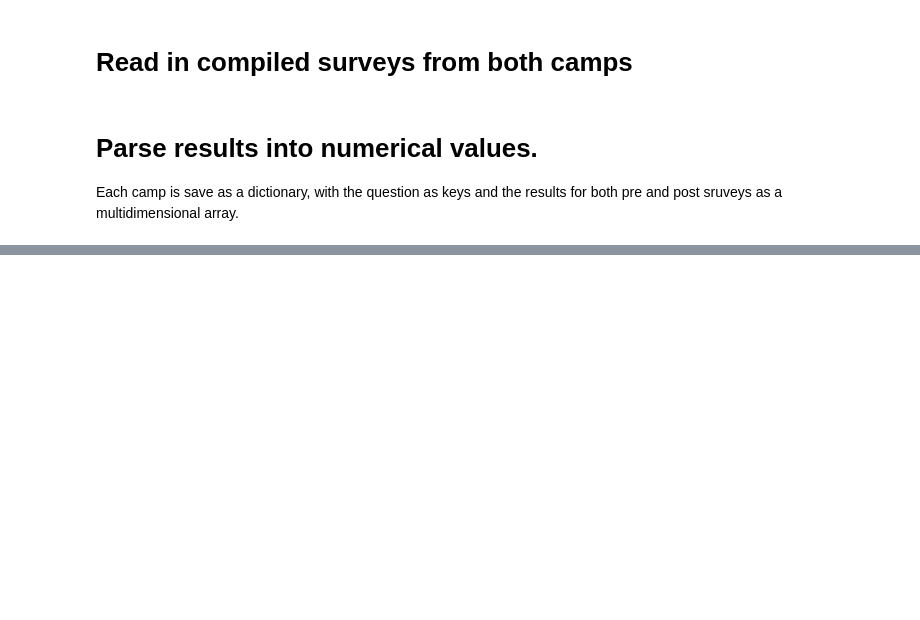
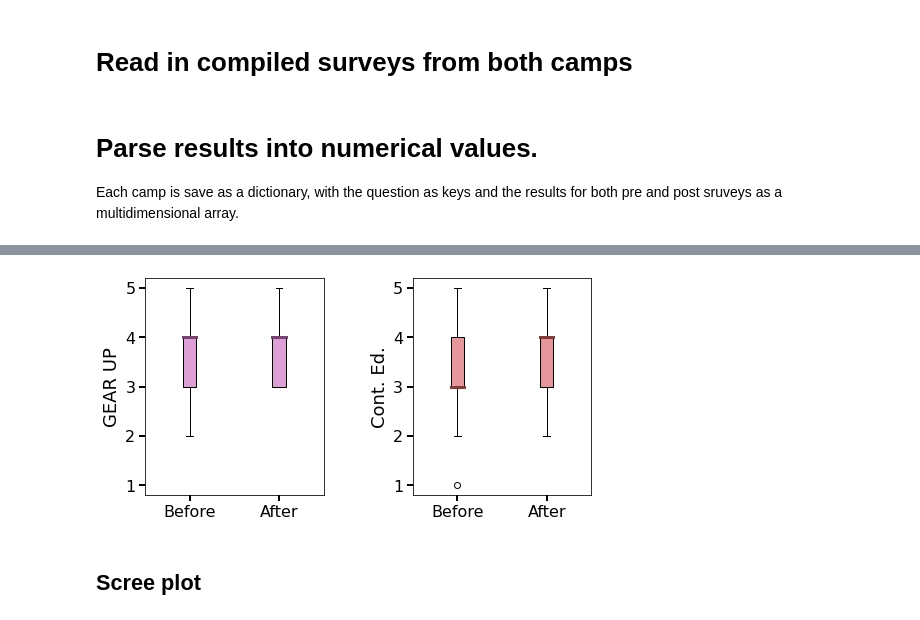
Before and after one commit to stetef/Nanocamp, a Jupyter notebook: Analysis.ipynb, the cells around one changed output, grey strips where cells are left out. Drawn from its saved outputs; the diff is of its cells as text; code cells hidden in the pictures; blank space fills up the shorter version.

```diff
--- a/Analysis.ipynb
+++ b/Analysis.ipynb
@@ -101,0 +138,24 @@ for i, camp in enumerate(['gearup', 'conted']):
+# %%
+fig, axes = plt.subplots(figsize=(8, 4), ncols=2)
+plt.subplots_adjust(wspace=0.5)
+colors = [[plt.cm.tab20b(16), plt.cm.tab20b(19)],
+          [plt.cm.tab20b(12), plt.cm.tab20b(15)]]
+
+for i, camp in enumerate(['GEAR UP', 'Cont. Ed.']):
+    data = filter_out_nans(DATA[i])
+
+    axes[i].boxplot(data.T, patch_artist=True,
+                    medianprops=dict(color=colors[i][0], linewidth=3),
+                    boxprops=dict(facecolor=colors[i][1]))
+
+    axes[i].set_ylabel(camp, fontsize=18)
+    axes[i].set_yticks(np.arange(6))
+    axes[i].set_xticks([1, 2])
+    axes[i].set_xticklabels(['Before', 'After'])
+    axes[i].set_ylim(0.8, 5.2)
+    axes[i].tick_params(width=2, length=6, labelsize=16)
+plt.savefig(f'Figures/combined_boxplot.png', dpi=400, bbox_inches='tight')
+# %% [output]
+[figure, added]
+# %% [markdown]
+## Scree plot
```
Also changed, not shown: parts of 9 cells of this notebook, 8 other files.
